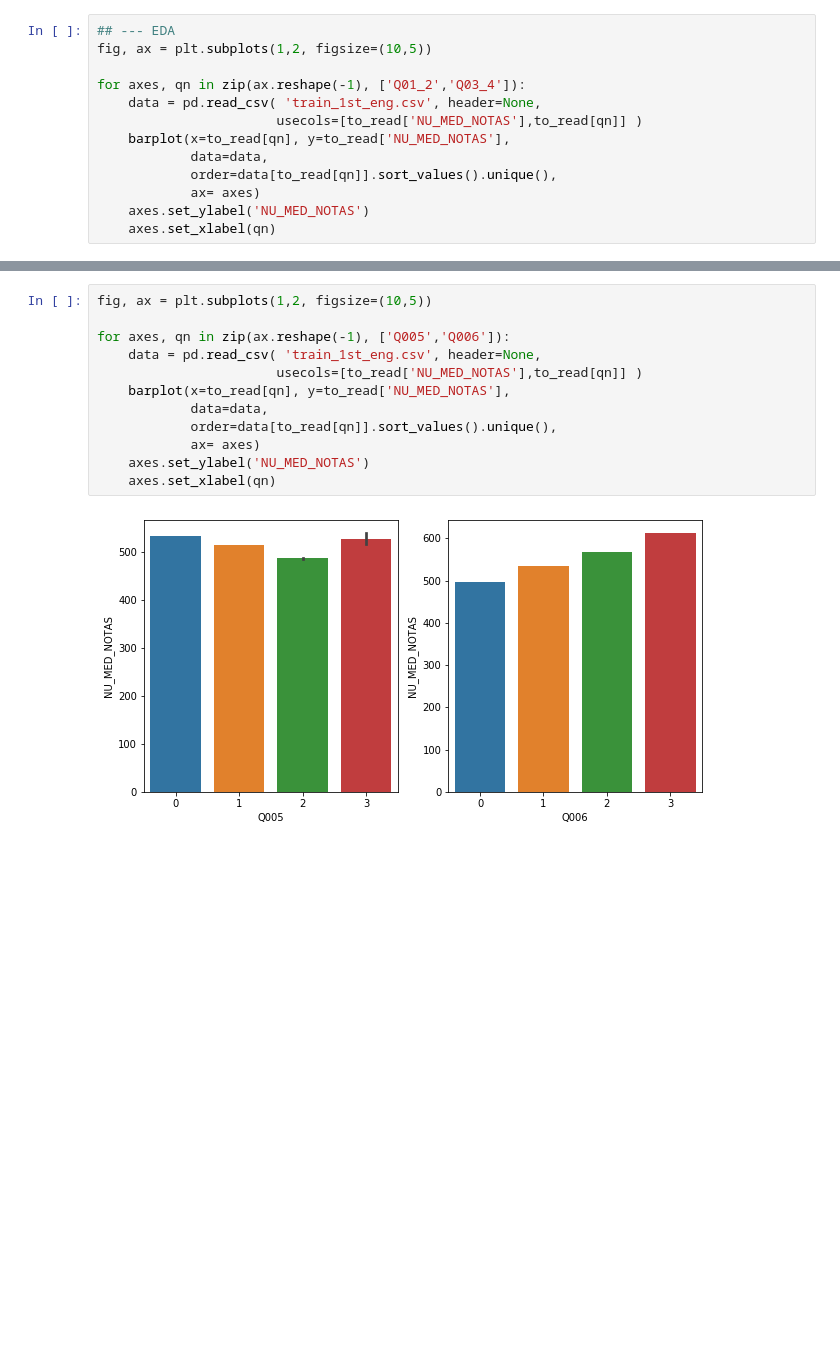
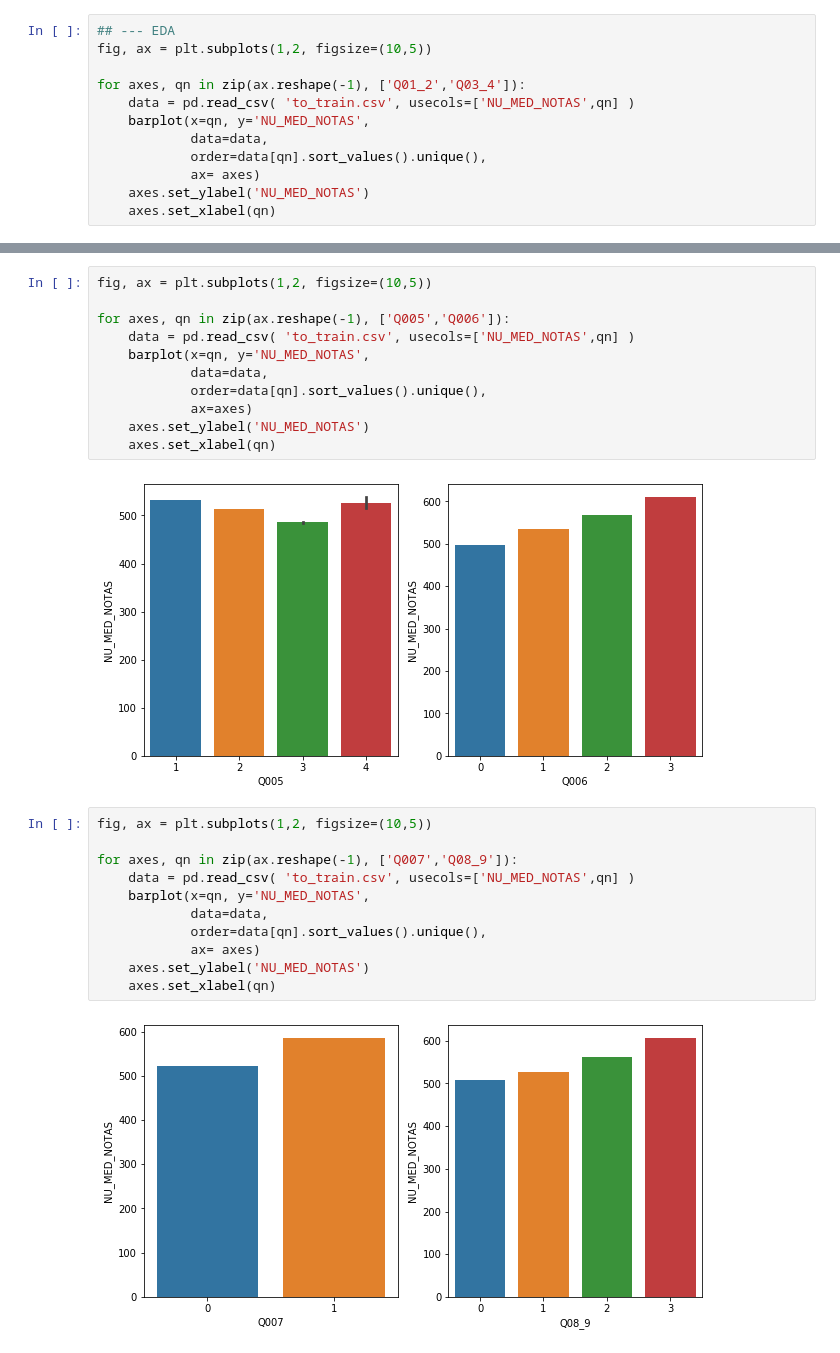
Before and after one commit to rafaelmgr12/ML-Olympiad-QE, a Jupyter notebook: notebooks/pred_notas_enem.ipynb, the cells around one changed output, grey strips where cells are left out. Saved outputs shown, nothing was run; the diff lists cells and outputs as text; blank space fills up the shorter version.

```diff
--- a/notebooks/pred_notas_enem.ipynb
+++ b/notebooks/pred_notas_enem.ipynb
@@ -134,11 +219,10 @@ to_read = {A:to_read.index.get_loc(A) for A in to_read.index if to_read[A] == Tr
 fig, ax = plt.subplots(1,2, figsize=(10,5))
 
 for axes, qn in zip(ax.reshape(-1), ['Q01_2','Q03_4']):
-    data = pd.read_csv( 'train_1st_eng.csv', header=None,
-                       usecols=[to_read['NU_MED_NOTAS'],to_read[qn]] )
-    barplot(x=to_read[qn], y=to_read['NU_MED_NOTAS'],
+    data = pd.read_csv( 'to_train.csv', usecols=['NU_MED_NOTAS',qn] )
+    barplot(x=qn, y='NU_MED_NOTAS',
             data=data,
-            order=data[to_read[qn]].sort_values().unique(),
+            order=data[qn].sort_values().unique(),
             ax= axes)
     axes.set_ylabel('NU_MED_NOTAS')
     axes.set_xlabel(qn)
@@ -148,13 +232,25 @@ for axes, qn in zip(ax.reshape(-1), ['Q01_2','Q03_4']):
 fig, ax = plt.subplots(1,2, figsize=(10,5))
 
 for axes, qn in zip(ax.reshape(-1), ['Q005','Q006']):
-    data = pd.read_csv( 'train_1st_eng.csv', header=None,
-                       usecols=[to_read['NU_MED_NOTAS'],to_read[qn]] )
-    barplot(x=to_read[qn], y=to_read['NU_MED_NOTAS'],
+    data = pd.read_csv( 'to_train.csv', usecols=['NU_MED_NOTAS',qn] )
+    barplot(x=qn, y='NU_MED_NOTAS',
             data=data,
-            order=data[to_read[qn]].sort_values().unique(),
-            ax= axes)
+            order=data[qn].sort_values().unique(),
+            ax=axes)
     axes.set_ylabel('NU_MED_NOTAS')
     axes.set_xlabel(qn)
 # %% [output]
 [figure]
+# %%
+fig, ax = plt.subplots(1,2, figsize=(10,5))
+
+for axes, qn in zip(ax.reshape(-1), ['Q007','Q08_9']):
+    data = pd.read_csv( 'to_train.csv', usecols=['NU_MED_NOTAS',qn] )
+    barplot(x=qn, y='NU_MED_NOTAS',
+            data=data,
+            order=data[qn].sort_values().unique(),
+            ax= axes)
+    axes.set_ylabel('NU_MED_NOTAS')
+    axes.set_xlabel(qn)
+# %% [output]
+[figure, added]
```
Also changed, not shown: parts of 9 cells of this notebook.
